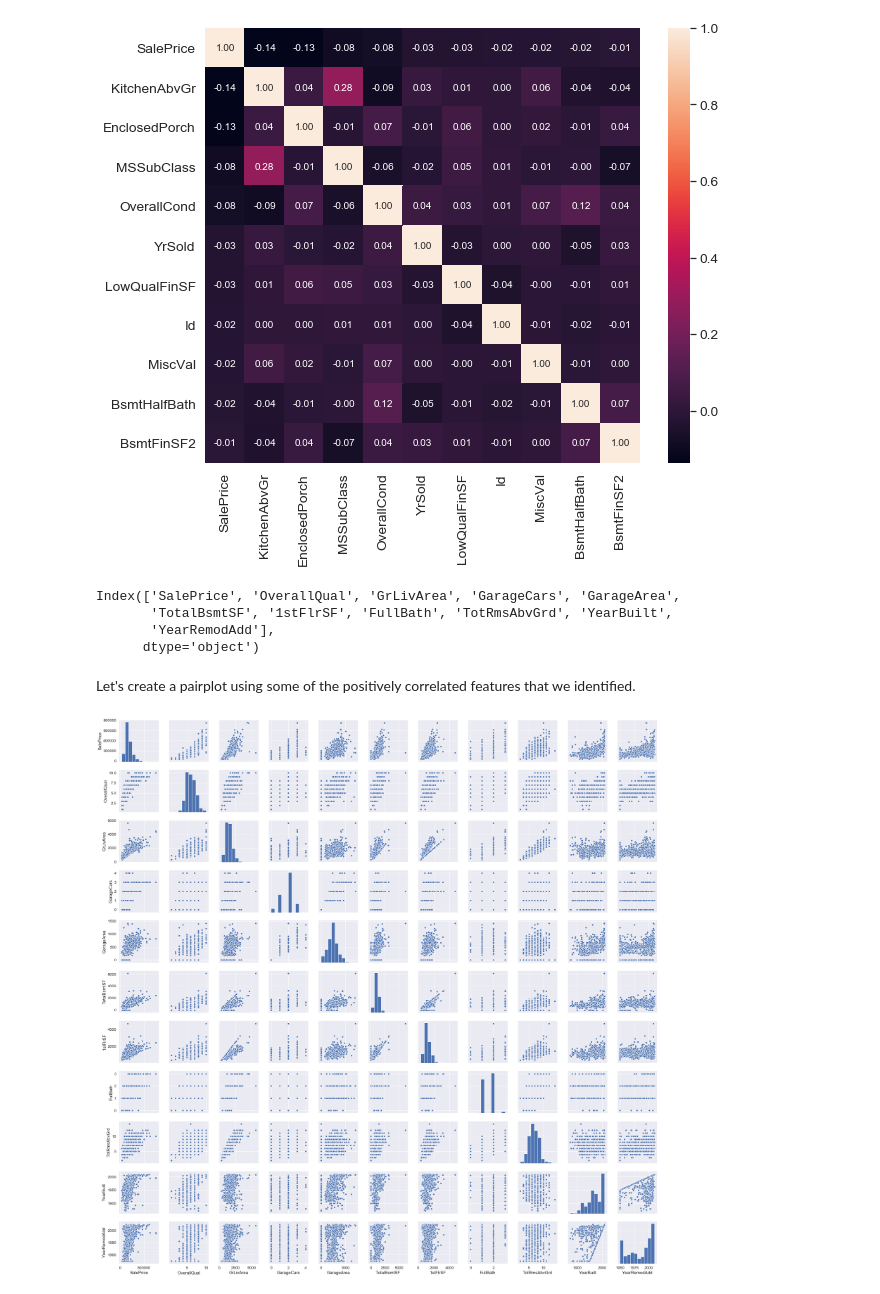
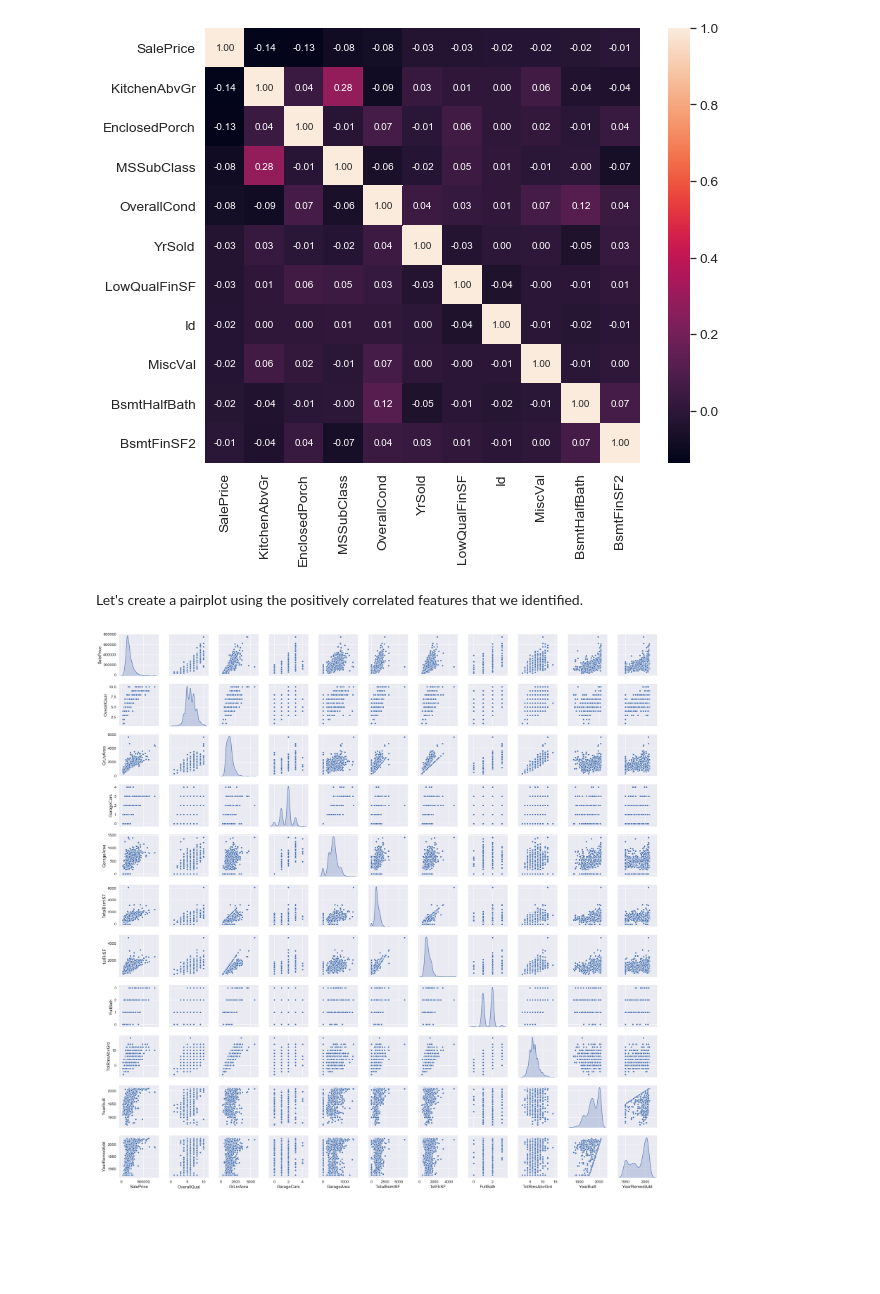
Before and after one commit to amypeniston/kaggle-competitions, a Jupyter notebook: house-prices/1_EDA.ipynb, the cells around one changed output. Drawn from its saved outputs; the diff is of its cells as text; code cells hidden in the pictures; blank space fills up the shorter version.

```diff
--- a/house-prices/1_EDA.ipynb
+++ b/house-prices/1_EDA.ipynb
@@ -197,18 +252,11 @@ hm = sns.heatmap(cm, cbar=True, annot=True, square=True, fmt='.2f', annot_kws={'
 plt.show()
 # %% [output]
 [figure]
-# %%
-cols_positive
-# %% [output]
-Index(['SalePrice', 'OverallQual', 'GrLivArea', 'GarageCars', 'GarageArea',
-       'TotalBsmtSF', '1stFlrSF', 'FullBath', 'TotRmsAbvGrd', 'YearBuilt',
-       'YearRemodAdd'],
-      dtype='object')
 # %% [markdown]
-Let's create a pairplot using some of the positively correlated features that we identified.
+Let's create a pairplot using the positively correlated features that we identified.
 # %%
-cols = ['SalePrice', 'OverallQual', 'GrLivArea', 'GarageCars', 'GarageArea', 'TotalBsmtSF', 'FullBath', 'TotRmsAbvGrd', 'YearBuilt', 'YearRemodAdd']
-sns.pairplot(train[cols_positive])
+cols = ['SalePrice', 'OverallQual', 'GrLivArea', 'GarageArea', 'TotalBsmtSF', 'FullBath', 'TotRmsAbvGrd', 'YearBuilt', 'YearRemodAdd']
+sns.pairplot(train[cols_positive], diag_kind='kde')
 plt.show()
 # %% [output]
-[figure, old version]
+[figure, new version]
```
Also changed, not shown: parts of 21 cells of this notebook.
